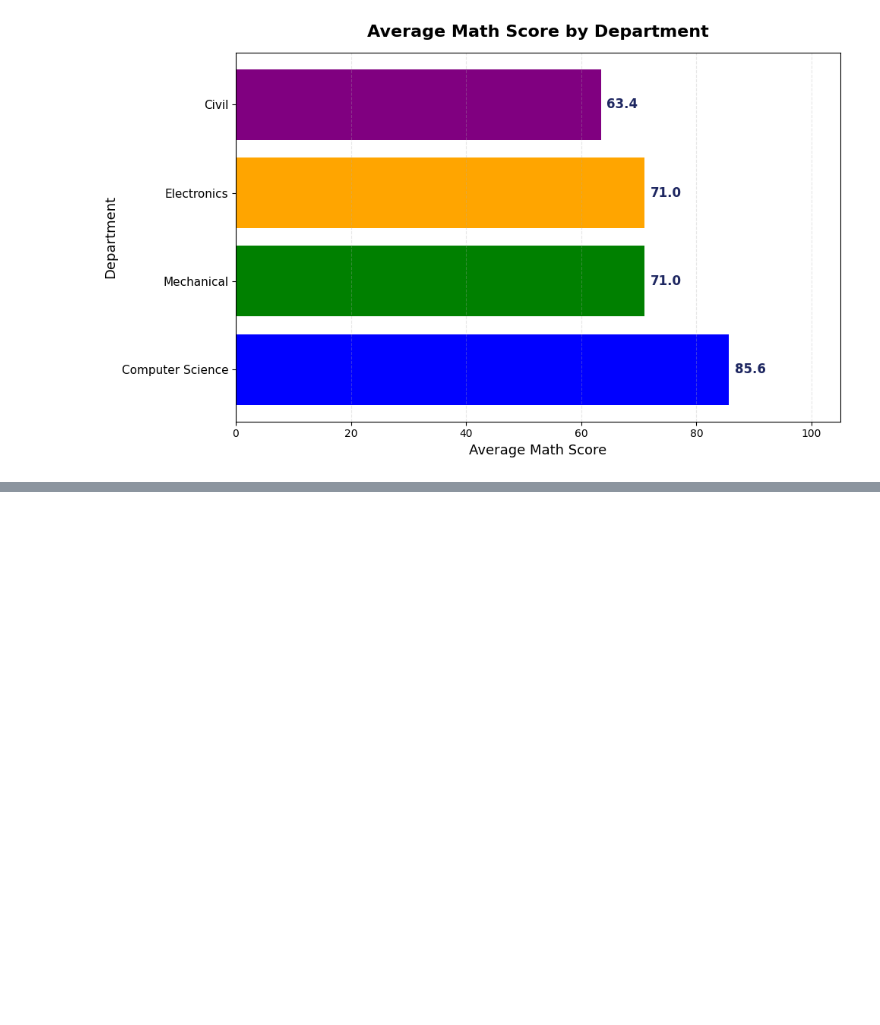
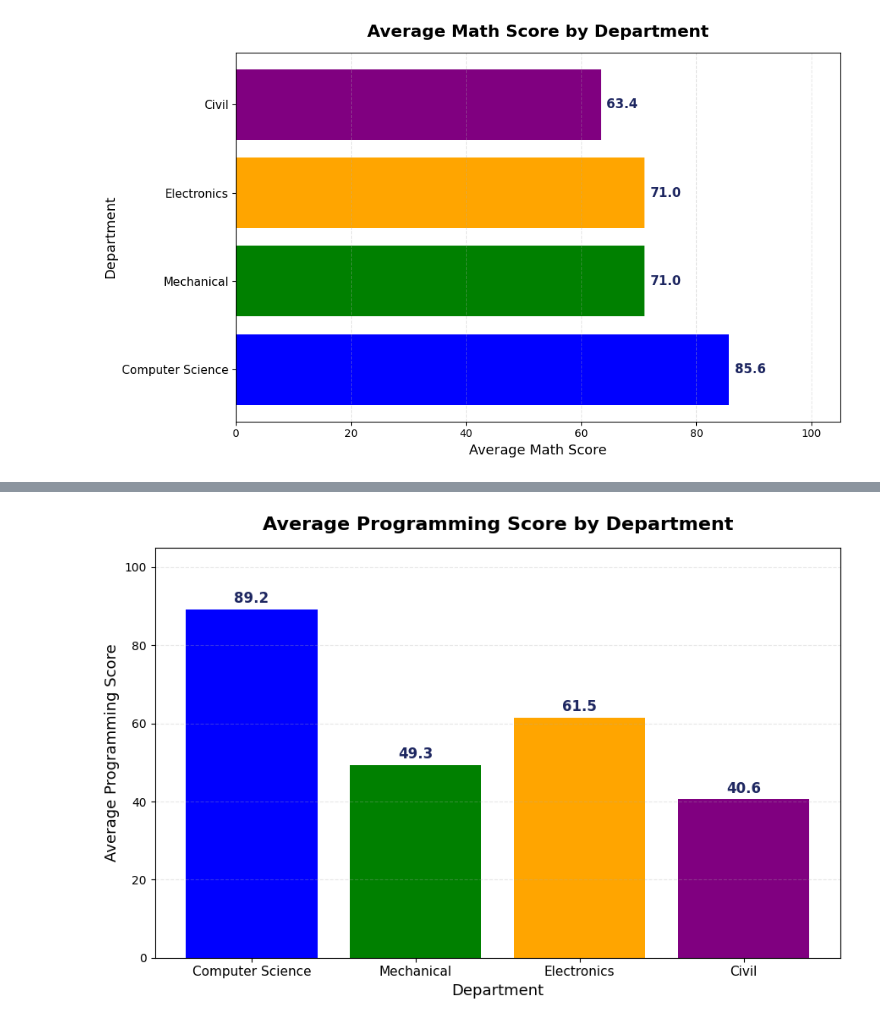
Before and after one commit to KEERTHANASRI-A-M-0609/keerthanasri-codeboosters-2026, a Jupyter notebook: Day 2/DAY_2.ipynb, the cells around one changed output, grey strips where cells are left out. Drawn from its saved outputs; the diff is of its cells as text; code cells hidden in the pictures; blank space fills up the shorter version.

```diff
--- a/Day 2/DAY_2.ipynb
+++ b/Day 2/DAY_2.ipynb
@@ -515,0 +598,48 @@ plt.show()
+# %%
+#Question 5: Modify Chart1(bar chart) to show average PROGRAMMING scores instead of math scores.
+
+# 1. Use the full summary from Query 6 to include all 4 departments
+df_plot = result6
+
+# 2. Define the exact colors for each department
+color_map = {
+    'Computer Science': 'blue',
+    'Mechanical': 'green',
+    'Electronics': 'orange',
+    'Civil': 'purple'
+}
+
+# Map the colors to a list corresponding to the departments in df_plot
+bar_colors = df_plot['department'].map(color_map).tolist()
+
+# 3. Initialize the plot and apply the custom colors
+fig, ax = plt.subplots(figsize=(9, 6))
+
+# CHANGED: Use 'avg_programming' instead of 'avg_math'
+bars = ax.bar(df_plot['department'], df_plot['avg_programming'], color=bar_colors)
+
+# 4. Add value labels ON TOP of each bar
+for bar in bars:
+    height = bar.get_height()
+    ax.text(
+        bar.get_x() + bar.get_width() / 2,
+        height + 0.8,
+        f'{height:.1f}',
+        ha='center', va='bottom',
+        fontsize=12, fontweight='bold',
+        color='#1E2761'
+    )
+
+# 5. Chart styling and adjustments
+# CHANGED: Updated Title and Y-axis label to reflect Programming Scores
+ax.set_title('Average Programming Score by Department', fontsize=16, fontweight='bold', pad=15)
+ax.set_xlabel('Department', fontsize=13)
+ax.set_ylabel('Average Programming Score', fontsize=13)
+ax.set_ylim(0, 105)
+ax.tick_params(axis='x', labelsize=11)
+ax.grid(axis='y', alpha=0.3, linestyle='--')
+
+plt.tight_layout()
+plt.show()
+# %% [output]
+[figure, added]
```
Also changed, not shown: parts of 8 cells of this notebook.
